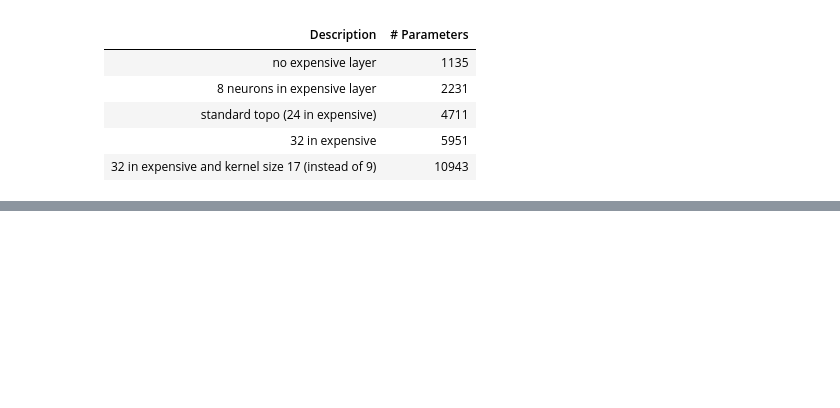
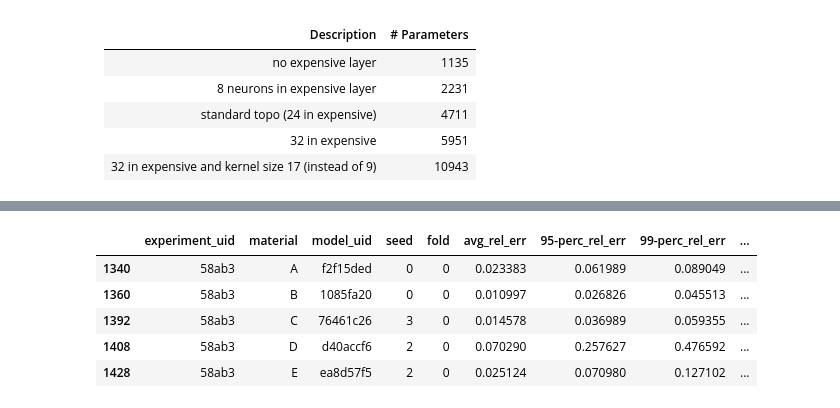
Before and after one commit to upb-lea/hardcore-magnet-challenge, a Jupyter notebook: notebooks/wk-2.0-hpo.ipynb, the cells around one changed output, grey strips where cells are left out. Saved outputs shown, nothing was run; the diff lists cells and outputs as text; code cells hidden in the pictures; blank space fills up the shorter version.

```diff
--- a/notebooks/wk-2.0-hpo.ipynb
+++ b/notebooks/wk-2.0-hpo.ipynb
@@ -46 +180,15 @@ meta_info_df.query(f"debug == False").head()
+# %%
+# for final paper delivery table
+tmp_df = meta_info_df.query("experiment_uid == '58ab3' and fold == 0")
+tmp_df.loc[tmp_df.loc[:, '95-perc_rel_err'] == tmp_df.groupby('material')['95-perc_rel_err'].transform('min'), :]
+
+#for mat_lbl, mat_df in meta_info_df.query("experiment_uid == 'ea89c'").groupby('material'):
+#    print(mat_df.loc[mat_df.loc[:, '95-perc_rel_err'] == mat_df.loc[:, '95-perc_rel_err'].min(), :])
+# %% [output]
+|  | experiment_uid | material | model_uid | seed | fold | avg_rel_err | 95-perc_rel_err | 99-perc_rel_err | ... |
+| 1340 | 58ab3 | A | f2f15ded | 0 | 0 | 0.023383 | 0.061989 | 0.089049 | ... |
+| 1360 | 58ab3 | B | 1085fa20 | 0 | 0 | 0.010997 | 0.026826 | 0.045513 | ... |
+| 1392 | 58ab3 | C | 76461c26 | 3 | 0 | 0.014578 | 0.036989 | 0.059355 | ... |
+| 1408 | 58ab3 | D | d40accf6 | 2 | 0 | 0.070290 | 0.257627 | 0.476592 | ... |
+| 1428 | 58ab3 | E | ea8d57f5 | 2 | 0 | 0.025124 | 0.070980 | 0.127102 | ... |
 # %%
```
Also changed, not shown: parts of 9 cells of this notebook, 6 other files.
